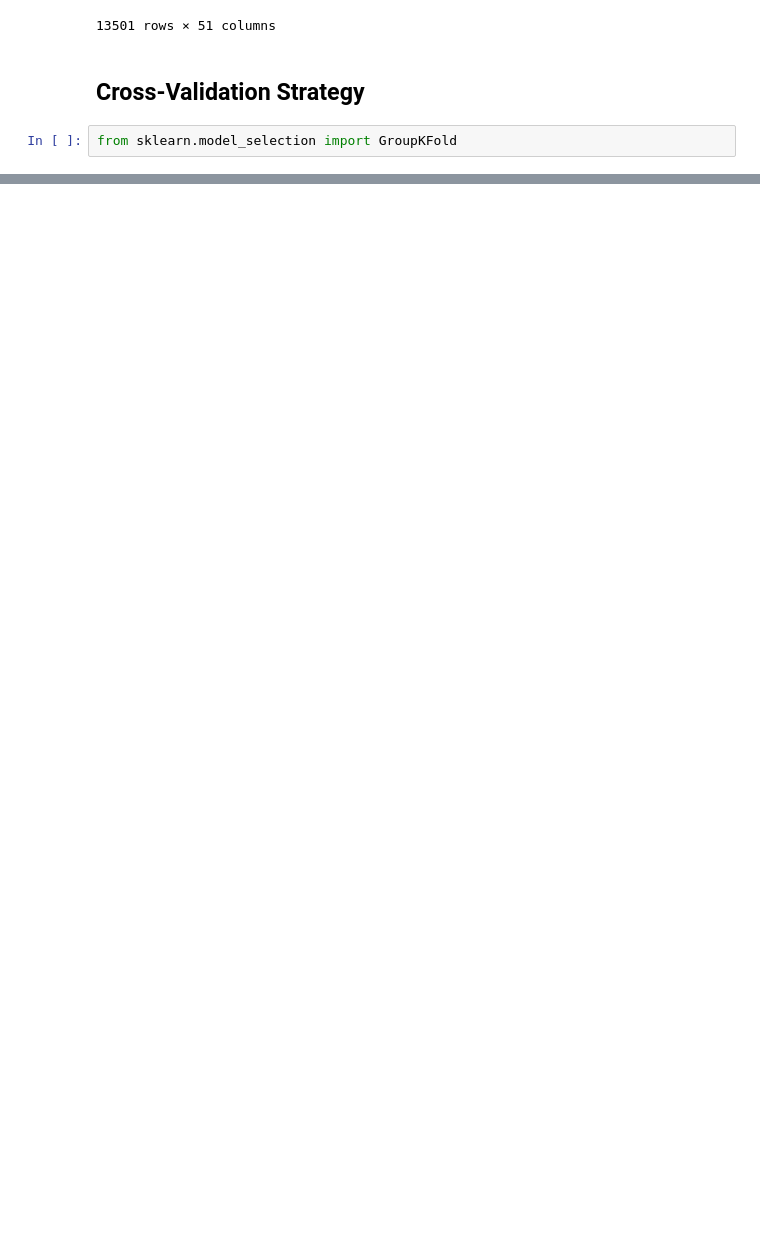
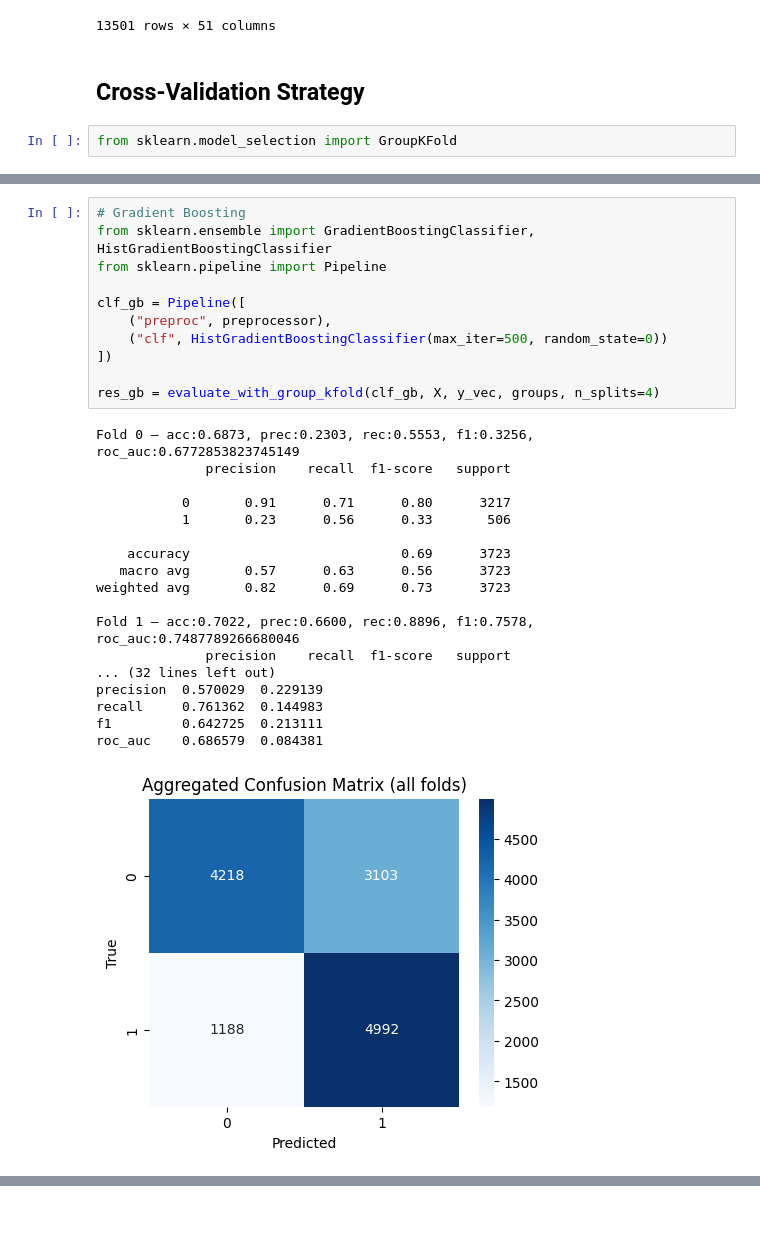
Before and after one commit to emanuel-gf/PlantNet-Species-ML-Project, a Jupyter notebook: milestone2.ipynb, the cells around one changed output, grey strips where cells are left out. Cells and saved outputs as stored; diff of their text form; blank space fills up the shorter version.

```diff
--- a/milestone2.ipynb
+++ b/milestone2.ipynb
@@ -307,0 +663,30 @@ dict_fold
+# %%
+# Gradient Boosting
+from sklearn.ensemble import GradientBoostingClassifier, HistGradientBoostingClassifier
+from sklearn.pipeline import Pipeline
+
+clf_gb = Pipeline([
+    ("preproc", preprocessor),
+    ("clf", HistGradientBoostingClassifier(max_iter=500, random_state=0))
+])
+
+res_gb = evaluate_with_group_kfold(clf_gb, X, y_vec, groups, n_splits=4)
+# %% [output]
+Fold 0 — acc:0.6873, prec:0.2303, rec:0.5553, f1:0.3256, roc_auc:0.6772853823745149
+              precision    recall  f1-score   support
+
+           0       0.91      0.71      0.80      3217
+           1       0.23      0.56      0.33       506
+
+    accuracy                           0.69      3723
+   macro avg       0.57      0.63      0.56      3723
+weighted avg       0.82      0.69      0.73      3723
+
+Fold 1 — acc:0.7022, prec:0.6600, rec:0.8896, f1:0.7578, roc_auc:0.7487789266680046
+              precision    recall  f1-score   support
+... (32 lines left out)
+precision  0.570029  0.229139
+recall     0.761362  0.144983
+f1         0.642725  0.213111
+roc_auc    0.686579  0.084381
+[figure, added]
```
Also changed, not shown: parts of 41 cells of this notebook, 3 other files.
